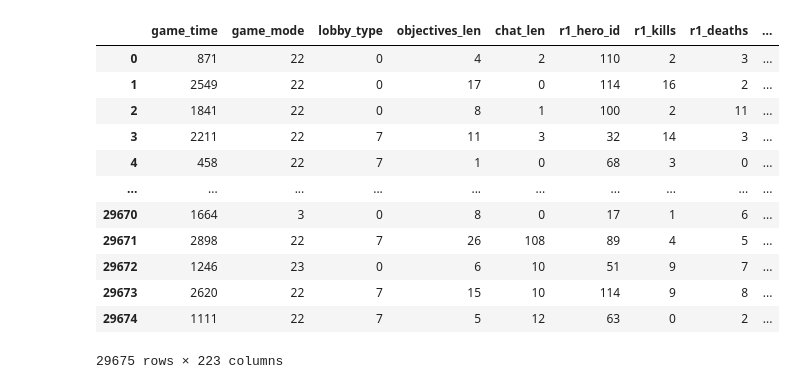
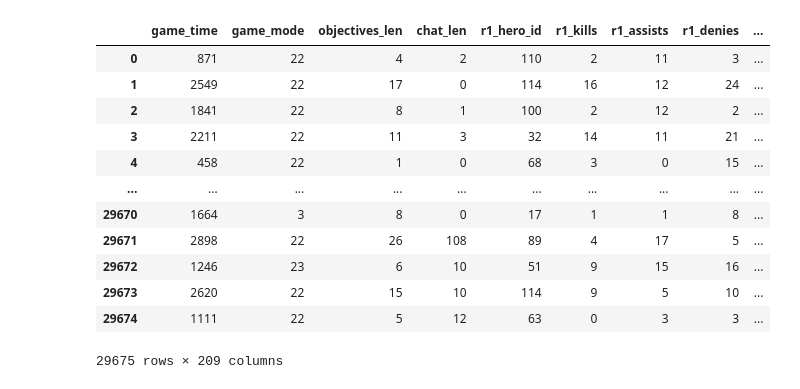
Before and after one commit to AidanAlr/dota2kaggle, a Jupyter notebook: FastFeature.ipynb, the cells around one changed output. Drawn from its saved outputs; the diff is of its cells as text; code cells hidden in the pictures.

Commit message:
working manual feature selection

```diff
--- a/FastFeature.ipynb
+++ b/FastFeature.ipynb
@@ -1,11 +0,0 @@
-# %%
-import pandas as pd
-import numpy as np
-from sklearn.preprocessing import RobustScaler, QuantileTransformer
-from sklearn.feature_selection import VarianceThreshold, SelectKBest, f_classif, RFECV
-from sklearn.linear_model import LogisticRegression
-from sklearn.metrics import accuracy_score, roc_auc_score, classification_report
-from sklearn.model_selection import train_test_split, cross_val_score
-
-df = pd.read_csv('train_data.csv')
-test_features = pd.read_csv('test_data.csv')
@@ -16 +19,4 @@ print(list(df.columns))
+# %%
+train_data = pd.read_csv('train_data.csv')
+test_features = pd.read_csv('test_data.csv')
 # %%
@@ -33,29 +56,29 @@ for dataframe in dataframes:
 # %%
 # Remove unwanted columns
 columns_to_drop = []
-stats_to_drop = ['gold', 'xp', 'x', 'y']
-for stat in stats_to_drop:
-    dire_columns = [f'd{number}_{stat}' for number in player_numbers]
-    radiant_columns = [f'r{number}_{stat}' for number in player_numbers]
-    columns_to_drop.extend(dire_columns)
-    columns_to_drop.extend(radiant_columns)
+player_stats_to_drop = stats + ['x', 'y']
+player_stats_to_drop.remove('firstblood_claimed')  # Remove firstblood_claimed as it is not in test data
+columns_to_drop += ['lobby_type']
+for stat in player_stats_to_drop:
+    for team in ['r', 'd']:
+        columns_to_drop.extend([f'{team}{number}_{stat}' for number in player_numbers])
 
-df = df.drop(columns=columns_to_drop)
-test_features = test_features.drop(columns=columns_to_drop)
+train_data.drop(columns=columns_to_drop, inplace=True)
+test_features.drop(columns=columns_to_drop, inplace=True)
-# %%
-df
-# %% [output]
-|  | game_time | game_mode | lobby_type | objectives_len | chat_len | r1_hero_id | r1_kills | r1_deaths | ... |
-| 0 | 871 | 22 | 0 | 4 | 2 | 110 | 2 | 3 | ... |
-| 1 | 2549 | 22 | 0 | 17 | 0 | 114 | 16 | 2 | ... |
-| 2 | 1841 | 22 | 0 | 8 | 1 | 100 | 2 | 11 | ... |
-| 3 | 2211 | 22 | 7 | 11 | 3 | 32 | 14 | 3 | ... |
-| 4 | 458 | 22 | 7 | 1 | 0 | 68 | 3 | 0 | ... |
-| ... | ... | ... | ... | ... | ... | ... | ... | ... | ... |
-| 29670 | 1664 | 3 | 0 | 8 | 0 | 17 | 1 | 6 | ... |
-| 29671 | 2898 | 22 | 7 | 26 | 108 | 89 | 4 | 5 | ... |
-| 29672 | 1246 | 23 | 0 | 6 | 10 | 51 | 9 | 7 | ... |
-| 29673 | 2620 | 22 | 7 | 15 | 10 | 114 | 9 | 8 | ... |
-| 29674 | 1111 | 22 | 7 | 5 | 12 | 63 | 0 | 2 | ... |
-29675 rows × 223 columns
+# %%
+train_data
+# %% [output]
+|  | game_time | game_mode | objectives_len | chat_len | r1_hero_id | r1_kills | r1_assists | r1_denies | ... |
+| 0 | 871 | 22 | 4 | 2 | 110 | 2 | 11 | 3 | ... |
+| 1 | 2549 | 22 | 17 | 0 | 114 | 16 | 12 | 24 | ... |
+| 2 | 1841 | 22 | 8 | 1 | 100 | 2 | 12 | 2 | ... |
+| 3 | 2211 | 22 | 11 | 3 | 32 | 14 | 11 | 21 | ... |
+| 4 | 458 | 22 | 1 | 0 | 68 | 3 | 0 | 15 | ... |
+| ... | ... | ... | ... | ... | ... | ... | ... | ... | ... |
+| 29670 | 1664 | 3 | 8 | 0 | 17 | 1 | 1 | 8 | ... |
+| 29671 | 2898 | 22 | 26 | 108 | 89 | 4 | 17 | 5 | ... |
+| 29672 | 1246 | 23 | 6 | 10 | 51 | 9 | 15 | 16 | ... |
+| 29673 | 2620 | 22 | 15 | 10 | 114 | 9 | 5 | 10 | ... |
+| 29674 | 1111 | 22 | 5 | 12 | 63 | 0 | 3 | 3 | ... |
+29675 rows × 209 columns
 # %%
```
Also changed, not shown: parts of 12 cells of this notebook, 3 other files.
